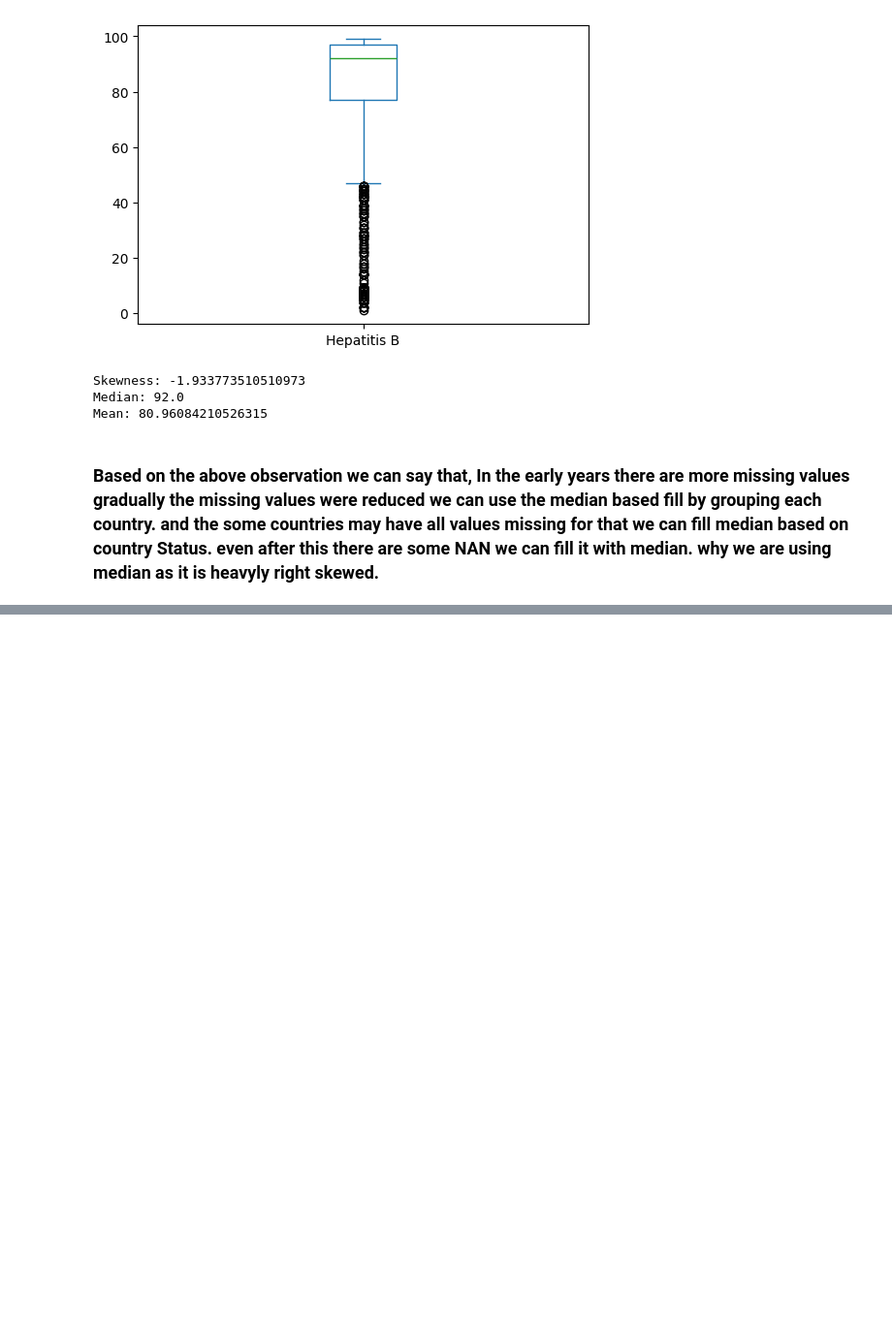
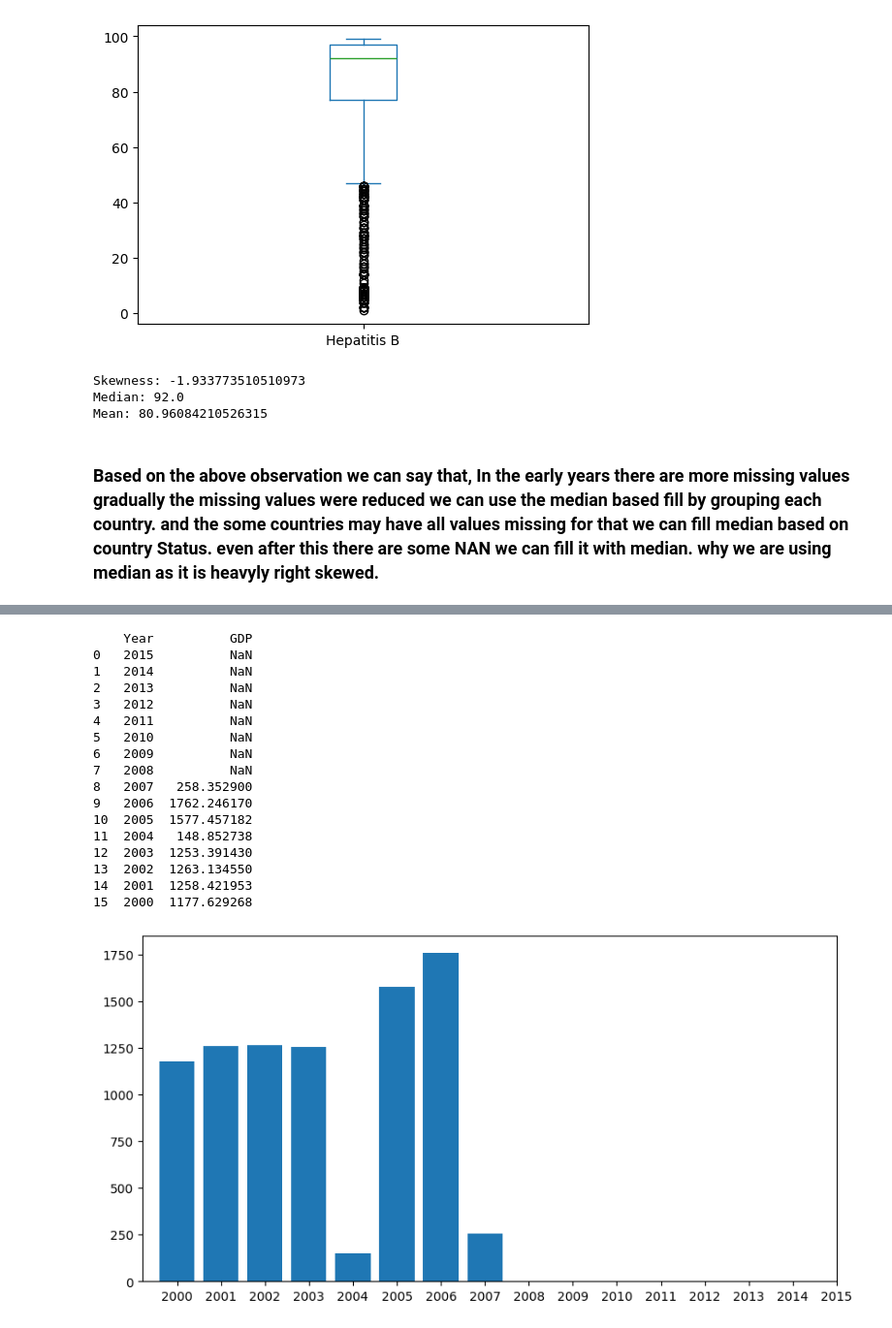
Before and after one commit to paulrichardjacob/Linear_Regression_, a Jupyter notebook: notebooks/1_eds.ipynb, the cells around one changed output, grey strips where cells are left out. Shown at 97% size. Saved outputs shown, nothing was run; the diff lists cells and outputs as text; code cells hidden in the pictures; blank space fills up the shorter version.

```diff
--- a/notebooks/1_eds.ipynb
+++ b/notebooks/1_eds.ipynb
@@ -247,0 +334,32 @@ Mean: 80.96084210526315
+# %%
+def country_yearwise_gdp(country_name):
+        df = lir_df.loc[
+        lir_df['Country'] == str(country_name), ['Year', 'GDP']
+    ].reset_index(drop=True)
+        print(df)
+        plt.figure(figsize=(10,5))
+        plt.bar(x = df['Year'], height = df['GDP'])
+        plt.xticks(range(2000,2016))
+        plt.tight_layout
+        plt.show()
+# %%
+country_yearwise_gdp('Syrian Arab Republic')
+# %% [output]
+    Year          GDP
+0   2015          NaN
+1   2014          NaN
+2   2013          NaN
+3   2012          NaN
+4   2011          NaN
+5   2010          NaN
+6   2009          NaN
+7   2008          NaN
+8   2007   258.352900
+9   2006  1762.246170
+10  2005  1577.457182
+11  2004   148.852738
+12  2003  1253.391430
+13  2002  1263.134550
+14  2001  1258.421953
+15  2000  1177.629268
+[figure, added]
```
Also changed, not shown: parts of 28 cells of this notebook.
